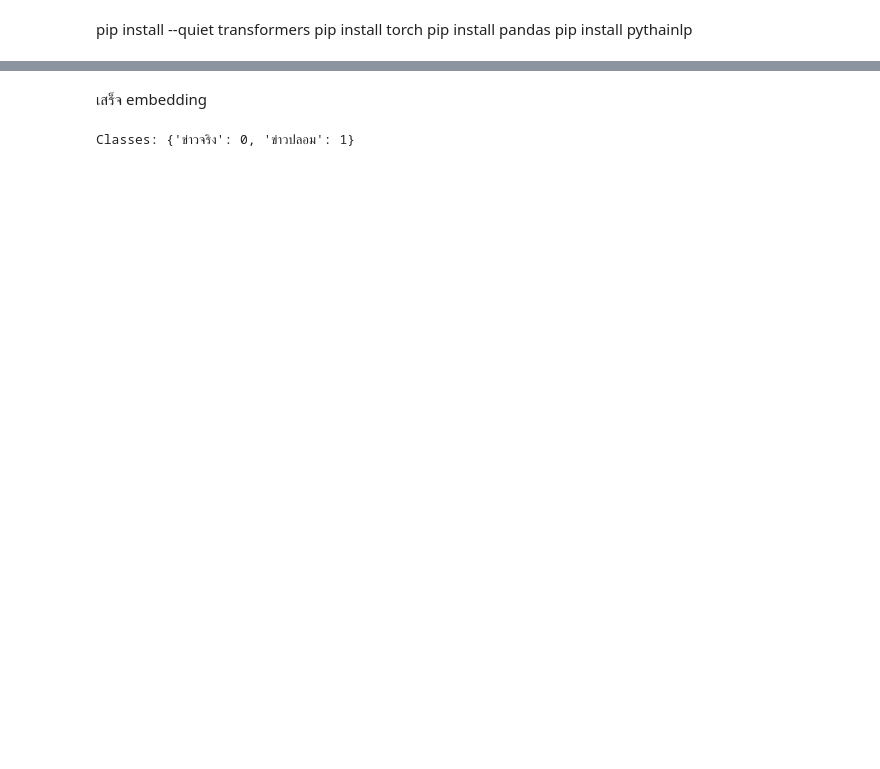
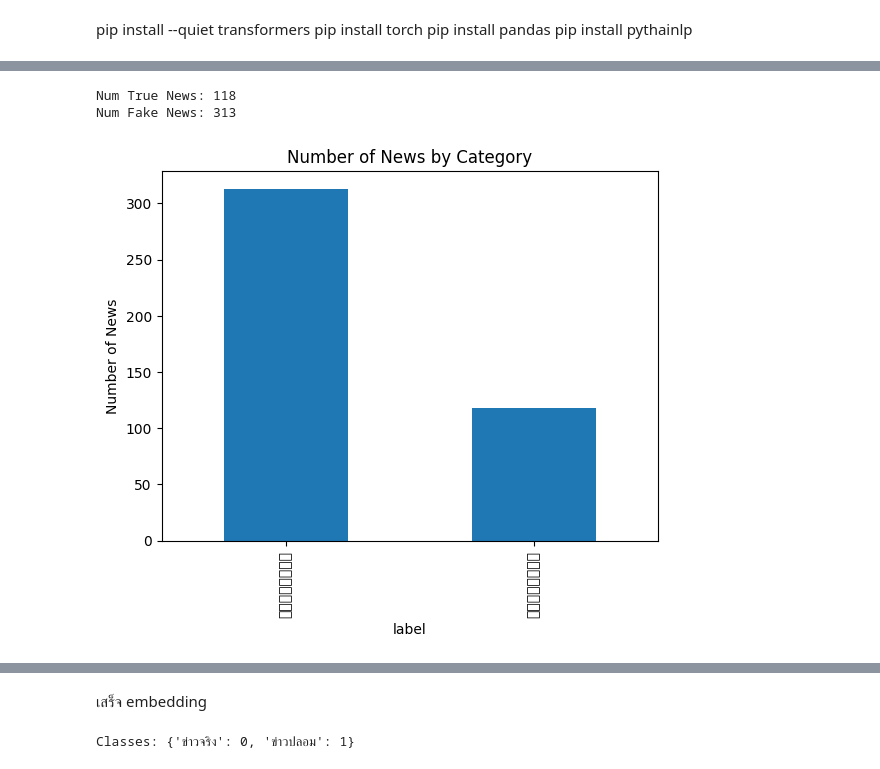
Before and after one commit to TtPeeraphat/Project_Thaifakenews, a Jupyter notebook: main.ipynb, the cells around one changed output, grey strips where cells are left out. Drawn from its saved outputs; the diff is of its cells as text; code cells hidden in the pictures; blank space fills up the shorter version.

```diff
--- a/main.ipynb
+++ b/main.ipynb
@@ -118,3 +121,19 @@ model = model.to(device).eval()
+# %%
+num_true = (df['label_binary'] == 'true').sum()
+num_fake = (df['label_binary'] == 'fake').sum()
+print(f"Num True News: {num_true}\nNum Fake News: {num_fake}")
+# %% [output]
+Num True News: 118
+Num Fake News: 313
+# %%
+import matplotlib.pyplot as plt
+
+df['label'].value_counts().plot(kind='bar')
+plt.title('Number of News by Category')
+plt.ylabel('Number of News')
+plt.show()
+# %% [output]
+[figure, added]
 # %%
 # Show sample of tokenized data
 print("Sample of tokenized titles:")
```
Also changed, not shown: parts of 11 cells of this notebook, 2 other files.
